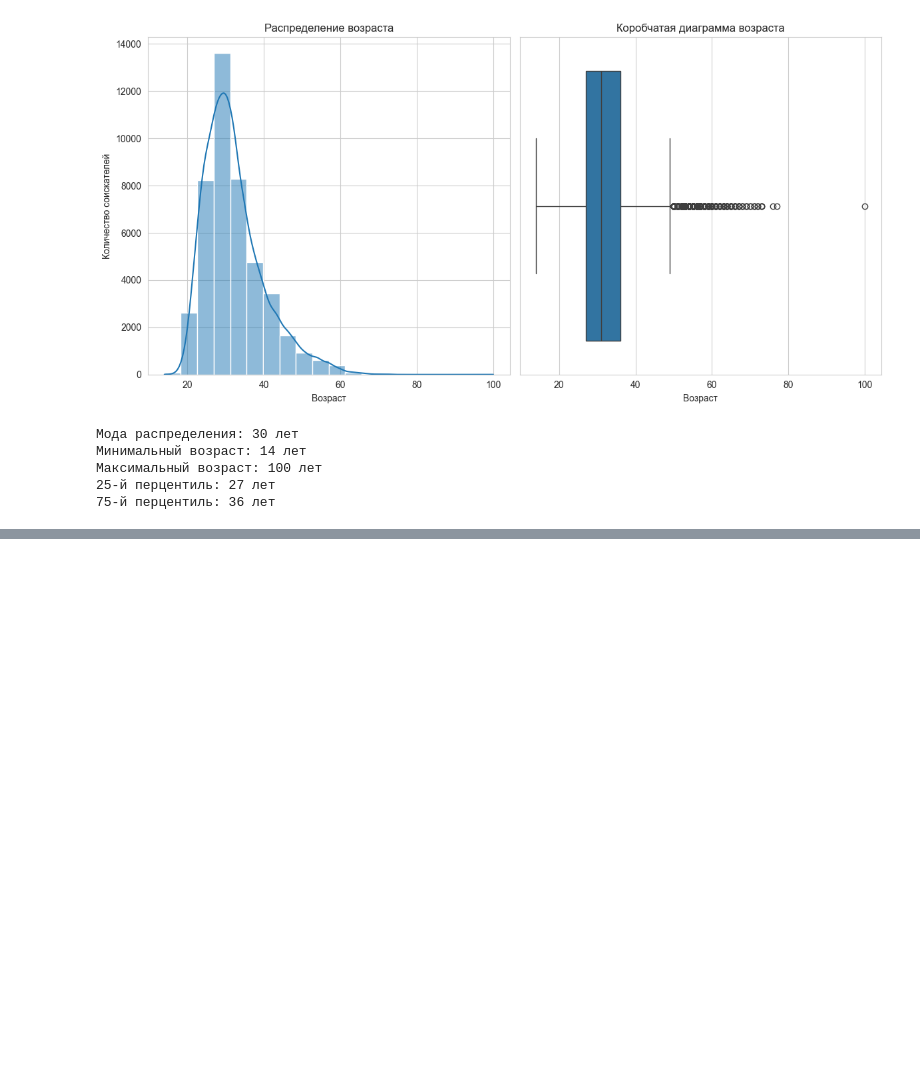
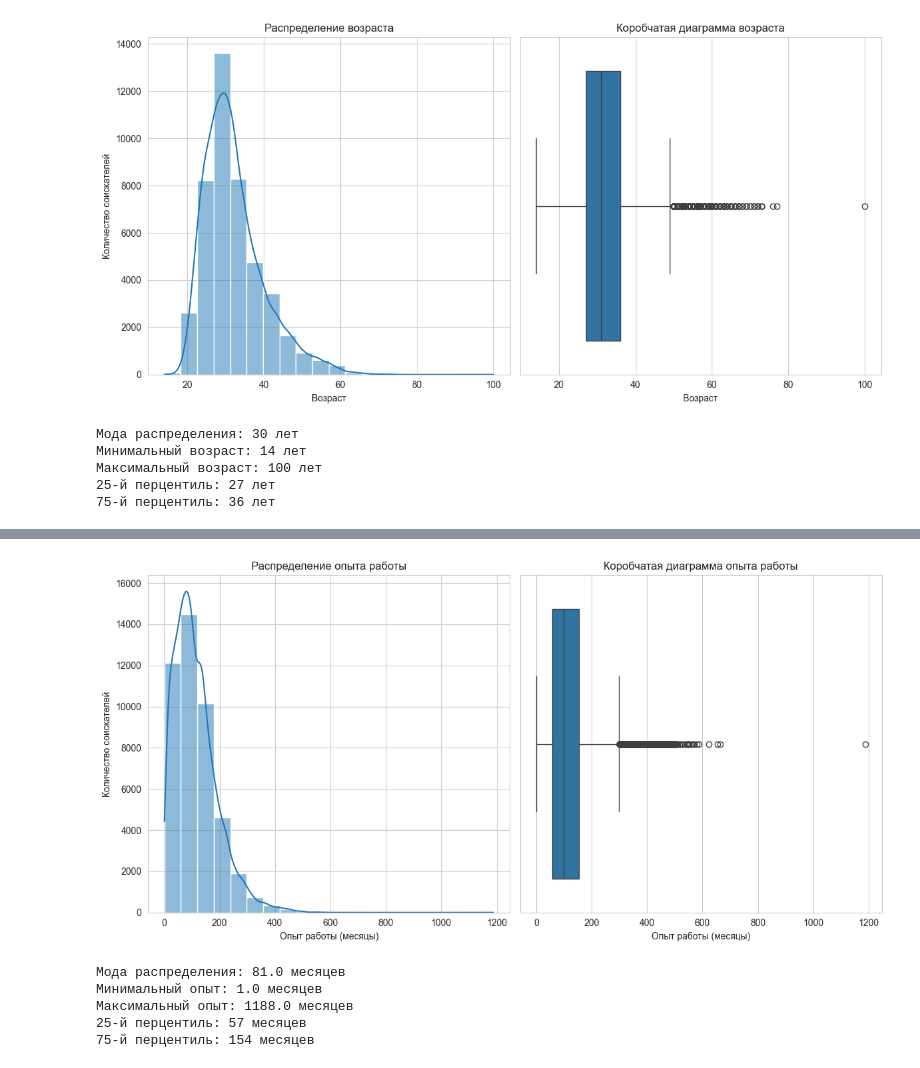
Before and after one commit to yogiki/LernProject_SF, a Jupyter notebook: HeadeHunter_Project/hh_project.ipynb, the cells around one changed output, grey strips where cells are left out. Saved outputs shown, nothing was run; the diff lists cells and outputs as text; code cells hidden in the pictures; blank space fills up the shorter version.

```diff
--- a/HeadeHunter_Project/hh_project.ipynb
+++ b/HeadeHunter_Project/hh_project.ipynb
@@ -553,7 +553,7 @@ import matplotlib.pyplot as plt
 import seaborn as sns
 
 # Преобразование возраста в числовой формат
-hh_data_copy['Возраст_число'] = hh_data_copy['Возраст'].str.split().str[0].astype(int)
+merged_data['Возраст_число'] = merged_data['Возраст'].str.split().str[0].astype(int)
 
 # Настройка стиля графиков через seaborn
 sns.set_style("whitegrid")  # Устанавливаем стиль seaborn
@@ -561,14 +561,14 @@ plt.figure(figsize=(12, 6))
 
 # Гистограмма распределения
 plt.subplot(1, 2, 1)
-sns.histplot(data=hh_data_copy, x='Возраст_число', bins=20, kde=True)
+sns.histplot(data=merged_data, x='Возраст_число', bins=20, kde=True)
 plt.title('Распределение возраста')
 plt.xlabel('Возраст')
 plt.ylabel('Количество соискателей')
 
 # Box plot
 plt.subplot(1, 2, 2)
-sns.boxplot(data=hh_data_copy, x='Возраст_число')
+sns.boxplot(data=merged_data, x='Возраст_число')
 plt.title('Коробчатая диаграмма возраста')
 plt.xlabel('Возраст')
 
@@ -576,10 +576,10 @@ plt.tight_layout()
 plt.show()
 
 # Статистические характеристики
-mode_age = hh_data_copy['Возраст_число'].mode().values[0]
-min_age = hh_data_copy['Возраст_число'].min()
-max_age = hh_data_copy['Возраст_число'].max()
-q25, q75 = hh_data_copy['Возраст_число'].quantile([0.25, 0.75])
+mode_age = merged_data['Возраст_число'].mode().values[0]
+min_age = merged_data['Возраст_число'].min()
+max_age = merged_data['Возраст_число'].max()
+q25, q75 = merged_data['Возраст_число'].quantile([0.25, 0.75])
 
 print(f"Мода распределения: {mode_age} лет")
 print(f"Минимальный возраст: {min_age} лет")
@@ -595,0 +604,40 @@ print(f"75-й перцентиль: {q75:.0f} лет")
+# %%
+
+# Настройка стиля графиков
+sns.set_style("whitegrid")
+plt.figure(figsize=(12, 6))
+
+# Гистограмма распределения
+plt.subplot(1, 2, 1)
+sns.histplot(data=merged_data, x='Опыт работы (месяц)', bins=20, kde=True)
+plt.title('Распределение опыта работы')
+plt.xlabel('Опыт работы (месяцы)')
+plt.ylabel('Количество соискателей')
+
+# Box plot
+plt.subplot(1, 2, 2)
+sns.boxplot(data=merged_data, x='Опыт работы (месяц)')
+plt.title('Коробчатая диаграмма опыта работы')
+plt.xlabel('Опыт работы (месяцы)')
+
+plt.tight_layout()
+plt.show()
+
+# Статистические характеристики
+mode_exp = merged_data['Опыт работы (месяц)'].mode().values[0]
+min_exp = merged_data['Опыт работы (месяц)'].min()
+max_exp = merged_data['Опыт работы (месяц)'].max()
+q25, q75 = merged_data['Опыт работы (месяц)'].quantile([0.25, 0.75])
+
+print(f"Мода распределения: {mode_exp} месяцев")
+print(f"Минимальный опыт: {min_exp} месяцев")
+print(f"Максимальный опыт: {max_exp} месяцев")
+print(f"25-й перцентиль: {q25:.0f} месяцев")
+print(f"75-й перцентиль: {q75:.0f} месяцев")
+# %% [output]
+[figure, added]
+Мода распределения: 81.0 месяцев
+Минимальный опыт: 1.0 месяцев
+Максимальный опыт: 1188.0 месяцев
+25-й перцентиль: 57 месяцев
+75-й перцентиль: 154 месяцев
```
Also changed, not shown: parts of 4 cells of this notebook.
